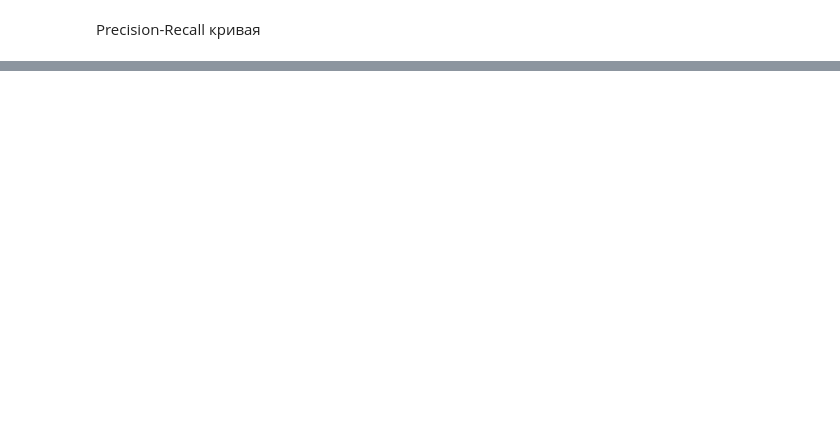
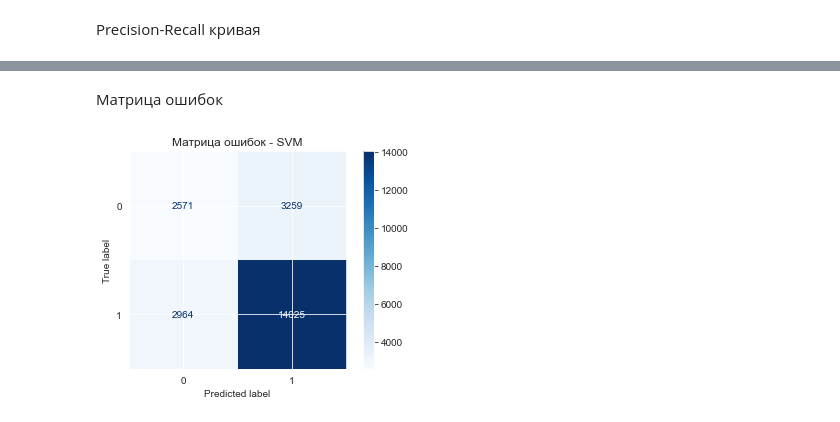
Before and after one commit to Sus-arch/Wine-Reviews-ML, a Jupyter notebook: classification/solution.ipynb, the cells around one changed output, grey strips where cells are left out. Cells and saved outputs as stored; diff of their text form; code cells hidden in the pictures; blank space fills up the shorter version.

```diff
--- a/classification/solution.ipynb
+++ b/classification/solution.ipynb
@@ -344,0 +496,28 @@ plt.show()
+# %%
+from sklearn.model_selection import RandomizedSearchCV
+
+param_dist_svm = {
+    'C': [0.01, 0.1],
+    'kernel': ['linear'],
+    'gamma': ['scale', 'auto'],
+    'class_weight': ['balanced']
+}
+
+# param_dist_svm = {
+#     'C': [0.1, 1, 10],
+#     'kernel': ['linear', 'rbf'],
+#     'gamma': ['scale', 'auto'],
+#     'class_weight': ['balanced', None]
+# }
+# %%
+grid_search = RandomizedSearchCV(
+    SVC(probability=True, random_state=42),
+    param_dist_svm,
+    n_iter=3,
+    cv=3,
+    scoring='f1',
+    n_jobs=-1,
+    random_state=42
+)
+grid_search.fit(X_train[:10000], y_train[:10000])
+print("Лучшие параметры SVM", grid_search.best_params_)
@@ -344,0 +528,7 @@ plt.show()
+# %%
+best_svm = SVC(
+    **grid_search.best_params_,
+    probability=True,
+    random_state=42
+)
+best_svm.fit(X_train, y_train)
@@ -344,0 +557,8 @@ plt.show()
+# %% [markdown]
+Матрица ошибок
+# %%
+ConfusionMatrixDisplay.from_estimator(best_svm, X_test, y_test, cmap="Blues")
+plt.title("Матрица ошибок - SVM")
+plt.show()
+# %% [output]
+[figure, added]
```
Also changed, not shown: parts of 63 cells of this notebook.
